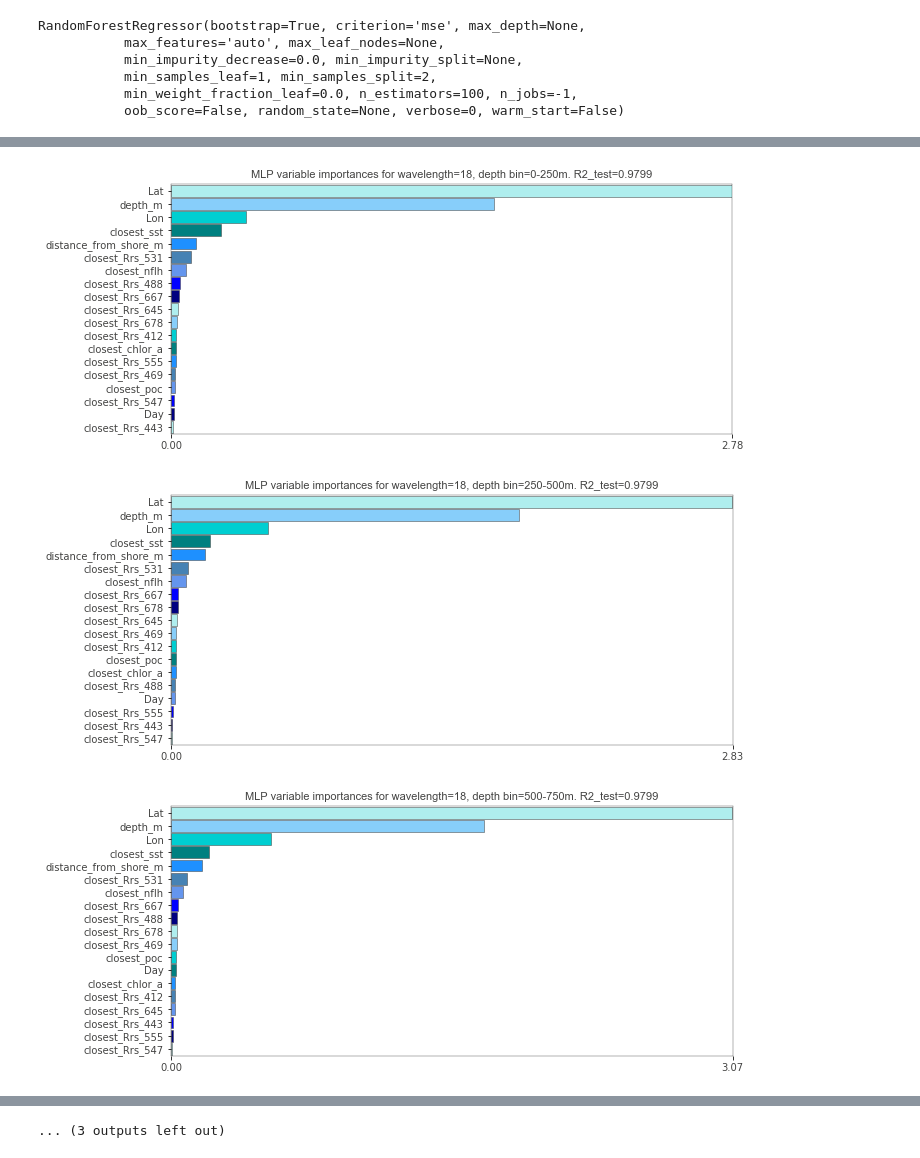
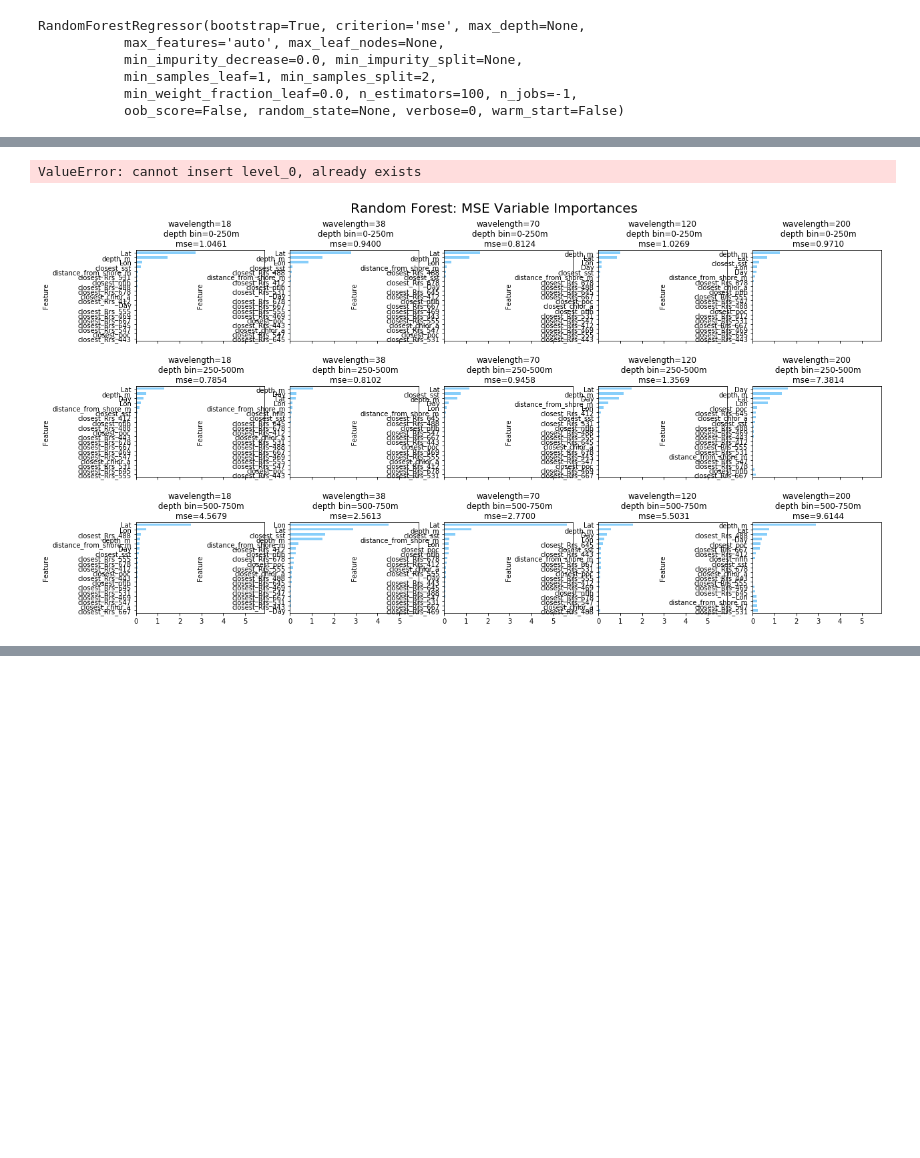
Before and after one commit to KellieGadeken/Sonar_Project, a Jupyter notebook: sonar_randomforest.ipynb, the cells around one changed output, grey strips where cells are left out. Drawn from its saved outputs; the diff is of its cells as text; code cells hidden in the pictures; blank space fills up the shorter version.

```diff
--- a/sonar_randomforest.ipynb
+++ b/sonar_randomforest.ipynb
@@ -179,20 +275,70 @@ for i, wavelength in enumerate(wavelengths):
+# %%
+# df: sort values descending and ascending values for max avg
+from functools import reduce
+
+# make row identifier "column" a real column
+for i in df_list:
+    i.reset_index(inplace=True)
+
+# sort by mean model importance to determine sort order for plots
+
+
+#print(df_list[0], (df_list[0]).shape)
+reduce(lambda x, y: pd.merge(x, y, on = 'Feature'), df_list)
+# %% [output]
+ValueError: cannot insert level_0, already exists
 # %%
 ## Random Forest importances
+
 # MSE
+fig, axes = plt.subplots(depth_bins.shape[0], wavelengths.shape[0],
+                       sharex=True, figsize=(20, 10))
+yrange = np.linspace(d.log_nasc.min(), d.log_nasc.max(), 100)
+
+color = ['lightskyblue']#,'darkturquoise','teal','dodgerblue','steelblue','cornflowerblue','blue','navy']
+
 rf_mse_list = []
-color = ['paleturquoise','lightskyblue','darkturquoise','teal','dodgerblue','steelblue','cornflowerblue','blue','navy']
+rf_mse_dict = {}
+rf_mse_list2 = []
+imps = []
 for i, wavelength in enumerate(wavelengths):
     for j, depth_bin in enumerate(depth_bins):
 
+        subd = d.query('wavelength == ' + str(wavelengths[i]))
+        subd = subd.query("depth_bin == '" + str(depth_bins[j]) + "'")
+        x = subd.drop(['log_nasc', 'wavelength', 'depth_bin'], axis=1)
+        x[:] = preprocessing.scale(x) # [:] retains dataframe
+        y = subd.log_nasc
+        x_train, x_test, y_train, y_test = train_test_split(x, y)
+
+        ## fit a RF to the same data
+        rf = RandomForestRegressor(n_estimators=100, n_jobs=-1)
+        rf.fit(x_train, y_train)
+
         ## do the same for mse
         rf_imp_mse = importances(rf, x_test, y_test, metric=mse)
-        #rf_mse_list.append(rf_imp_mse)
-        title = "MLP variable importances for wavelength={0}, depth bin={1}. R2_test={2:0.4f}".format(wavelengths[i], depth_bins[j], mse(rf,x_test, y_test))
+
+        title = "wavelength={0}\n depth bin={1}\n mse={2:0.4f}".format(wavelengths[i], depth_bins[j], mse(rf,x_test, y_test))
         rf_imp_mse.Importance = np.abs(rf_imp_mse.Importance.values)
-        rf_mse_list.append(rf_imp_mse.Importance)
-        plot_importances(rf_imp_mse.sort_values(by='Importance', ascending=False), title=title, width=10,color=color)
-        plt.show()
+        imps.append(np.abs(rf_imp_mse.Importance.values))
+
+        #plot_importances(rf_imp_mse.sort_values(by='Importance', ascending=False), title=title, width=10,color=color)
+        rf_imp_mse.Importance.plot(kind='barh', legend=False,subplots = True,ax=axes[j,i],figsize=(20, 10),color=color)
+        axes[j, i].set_title(title)
+
+        # add model to lst of dfs...concatenate later
+        #change title of columns in df from 'importance_x' to 'model...'
+        rfmse_df = rf_imp_mse.rename(index=str, columns={'Importance':f'Importance_{wavelengths[i]}_{depth_bins[j]}'})
+        rf_mse_list.append(rfmse_df)
+
+        #new_df = rf_imp_mse.rename(index=str, columns={'Label':f'{wavelengths[i]}_{depth_bins[j]}'})
+        rf_mse_dict.update({f'{wavelengths[i]}_{depth_bins[j]}':mse(rf,x_test, y_test)})  # actual mse values
+        rf_mse_list2.append(mse(rf,x_test, y_test))
+
+
+plt.subplots_adjust(hspace=0.5)
+fig.suptitle('Random Forest: MSE Variable Importances \n',fontsize=20)
+plt.savefig('RF-MSE_var_importances.png')
+plt.show()
 # %% [output]
-[figure, old version]
+[figure, new version]
-[figure, removed]
-[figure, removed]
@@ -208 +344,0 @@ for i, wavelength in enumerate(wavelengths):
-... (3 outputs left out)
```
Also changed, not shown: parts of 21 cells of this notebook.
